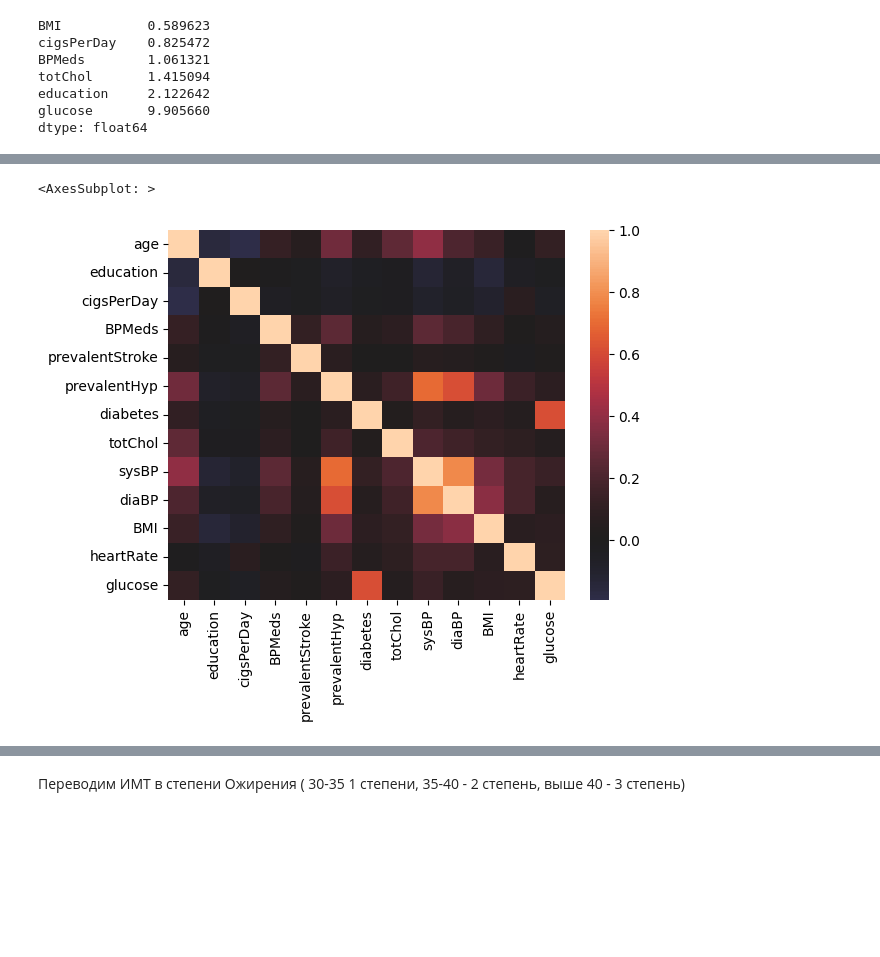
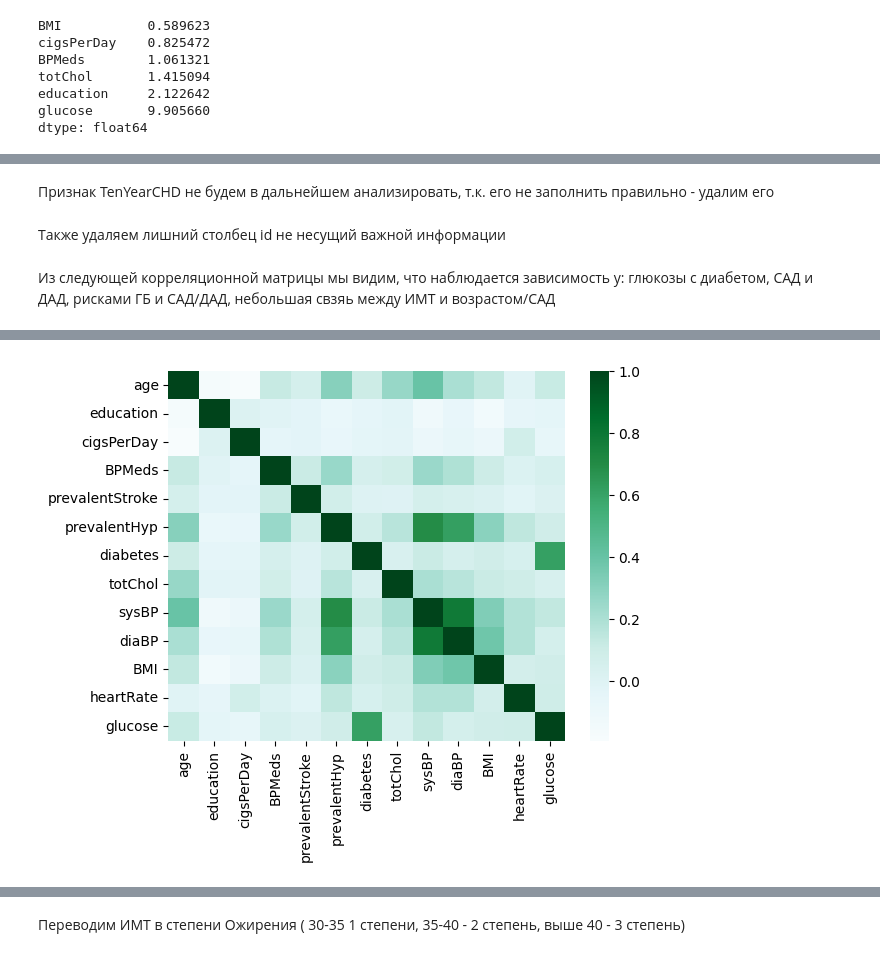
Before and after one commit to Rinengen/Python_HW, a Jupyter notebook: progect_5/SF_HW_4.ipynb, the cells around one changed output, grey strips where cells are left out. Drawn from its saved outputs; the diff is of its cells as text; code cells hidden in the pictures; blank space fills up the shorter version.

```diff
--- a/progect_5/SF_HW_4.ipynb
+++ b/progect_5/SF_HW_4.ipynb
@@ -323,8 +296,14 @@ memory usage: 562.9+ KB
+# %% [markdown]
+Признак TenYearCHD не будем в дальнейшем анализировать, т.к. его не заполнить правильно - удалим его
 # %%
 df_2 = df_2.drop('TenYearCHD', axis=1)
+# %% [markdown]
+Также удаляем лишний столбец id не несущий важной информации
 # %%
 df_2 = df_2.drop('id', axis=1)
+# %% [markdown]
+Из следующей корреляционной матрицы мы видим, что наблюдается зависимость у: глюкозы с диабетом, САД и ДАД, рисками ГБ и САД/ДАД, небольшая свзяь между ИМТ и возрастом/САД
 # %%
 
-sns.heatmap(df_2.corr(),center=0)
+sns.heatmap(df_2.corr(), cmap='BuGn')
 # %% [output]
@@ -332,5 +311,4 @@ The default value of numeric_only in DataFrame.corr is deprecated. In a future v
-<AxesSubplot: >
-[figure, old version]
+[figure, new version]
 # %%
 
 df_2[df_2.columns].hist(figsize=(20,12))
```
Also changed, not shown: parts of 46 cells of this notebook.
